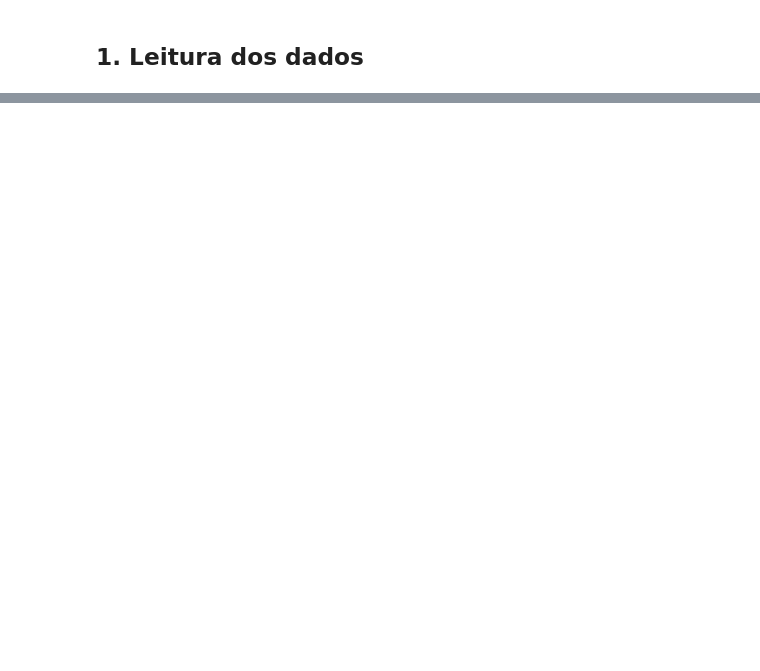
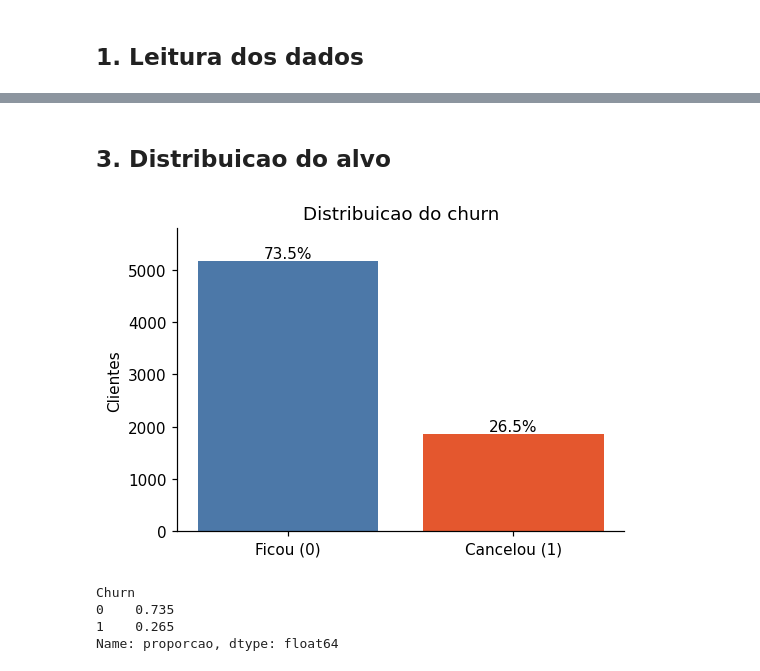
Before and after one commit to eujeffersom/tech-challgend-fiap-fase-1, a Jupyter notebook: notebooks/01_eda_e_baselines.ipynb, the cells around one changed output, grey strips where cells are left out. Drawn from its saved outputs; the diff is of its cells as text; code cells hidden in the pictures; blank space fills up the shorter version.

Commit message:
docs: amplia a EDA e salva o notebook executado

```diff
--- a/notebooks/01_eda_e_baselines.ipynb
+++ b/notebooks/01_eda_e_baselines.ipynb
@@ -5,5 +21,7 @@ Este notebook realiza uma analise exploratoria inicial do dataset de churn e com
 # %%
 import hashlib
+import logging
+import os
 import sys
 from pathlib import Path
 
@@ -13,10 +31,11 @@ import numpy as np
 import pandas as pd
 from sklearn.dummy import DummyClassifier
 from sklearn.linear_model import LogisticRegression
-from sklearn.metrics import average_precision_score, make_scorer, precision_score
+from sklearn.metrics import make_scorer, precision_score
 from sklearn.model_selection import StratifiedKFold, cross_validate, train_test_split
 from sklearn.pipeline import Pipeline
 
+# Funciona tanto rodando da raiz do projeto quanto de dentro de notebooks/.
 PROJECT_ROOT = Path.cwd()
 if PROJECT_ROOT.name == "notebooks":
     PROJECT_ROOT = PROJECT_ROOT.parent
@@ -33,5 +52,16 @@ from churn.metrics import binary_classification_metrics  # noqa: E402
 DATA_PATH = PROJECT_ROOT / "data" / "raw" / "churn.csv"
 DATASET_SOURCE = "https://www.kaggle.com/datasets/blastchar/telco-customer-churn"
 DATASET_ORIGINAL_FILE = "WA_Fn-UseC_-Telco-Customer-Churn.csv"
+
+# Mesmo banco do MLflow que o make mlflow abre, mesmo rodando de dentro de notebooks/.
+if "MLFLOW_TRACKING_URI" not in os.environ:
+    mlflow.set_tracking_uri(f"sqlite:///{PROJECT_ROOT / 'mlflow.db'}")
+# Sem isso o mlflow enche a saida com log de criacao de tabela.
+logging.getLogger("mlflow").setLevel(logging.WARNING)
+
+CHURN_COLOR = "#E4572E"
+STAY_COLOR = "#4C78A8"
+plt.rcParams.update({"figure.dpi": 110, "axes.spines.top": False, "axes.spines.right": False})
+pd.set_option("display.precision", 3)
 # %% [markdown]
 ## 1. Leitura dos dados
@@ -180,0 +159,28 @@ for row in results.to_dict(orient="records"):
+# %% [markdown]
+## 3. Distribuicao do alvo
+# %%
+counts = df["Churn"].value_counts().sort_index()
+shares = counts / counts.sum()
+
+fig, ax = plt.subplots(figsize=(5, 3.5))
+bars = ax.bar(["Ficou (0)", "Cancelou (1)"], counts.values, color=[STAY_COLOR, CHURN_COLOR])
+for bar, share in zip(bars, shares.values, strict=True):
+    ax.annotate(
+        f"{share:.1%}",
+        (bar.get_x() + bar.get_width() / 2, bar.get_height()),
+        ha="center",
+        va="bottom",
+    )
+ax.set_ylim(0, counts.max() * 1.12)
+ax.set_title("Distribuicao do churn")
+ax.set_ylabel("Clientes")
+plt.tight_layout()
+plt.show()
+
+shares.rename("proporcao")
+# %% [output]
+[figure, added]
+Churn
+0    0.735
+1    0.265
+Name: proporcao, dtype: float64
```
Also changed, not shown: parts of 45 cells of this notebook, 5 other files.
